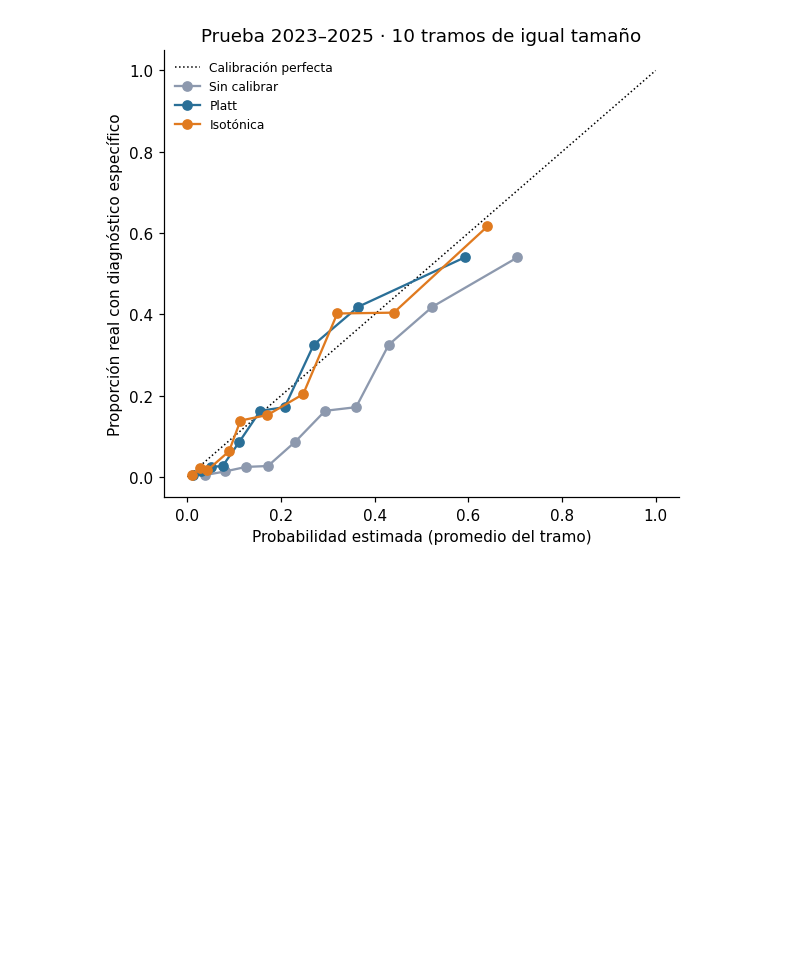
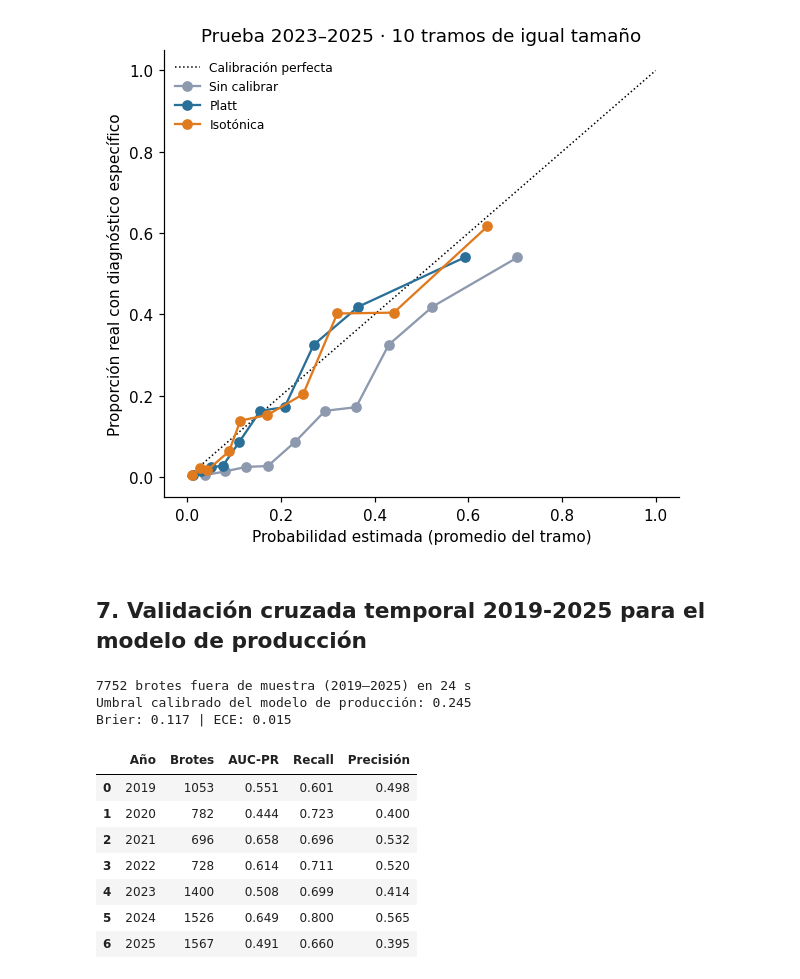
Before and after one commit to FranciscoLopez27/acif104-brotes-eta, a Jupyter notebook: notebooks/04_calibracion_y_modelo_final.ipynb, the cells around one changed output. Cells and saved outputs as stored; diff of their text form; code cells hidden in the pictures; blank space fills up the shorter version.

```diff
--- a/notebooks/04_calibracion_y_modelo_final.ipynb
+++ b/notebooks/04_calibracion_y_modelo_final.ipynb
@@ -127,3 +120,39 @@ ax.legend(frameon=False, fontsize=8)
 guardar(fig, "fig_calibracion.png")
 # %% [output]
 [figure]
+# %% [markdown]
+## 7. Validación cruzada temporal 2019-2025 para el modelo de producción
+# %%
+from src import produccion as PR
+t0 = time.time()
+p_oof7, y_oof7, anio_oof7 = PR.predicciones_fuera_de_muestra(datos, range(2019, 2026))
+cal_prod = Calibrador("platt").fit(p_oof7, y_oof7)                 # Platt: elegido en la celda 5
+pc_oof7 = cal_prod.transform(p_oof7)
+umbral_prod = E.umbral_para_recall(y_oof7, pc_oof7, 0.70)
+print(f"{len(y_oof7)} brotes fuera de muestra (2019–2025) en {time.time()-t0:.0f} s")
+print(f"Umbral calibrado del modelo de producción: {umbral_prod:.3f}")
+print(f"Brier: {brier_score_loss(y_oof7, pc_oof7):.3f} | ECE: {error_calibracion(y_oof7, pc_oof7):.3f}")
+# %% [output]
+7752 brotes fuera de muestra (2019–2025) en 24 s
+Umbral calibrado del modelo de producción: 0.245
+Brier: 0.117 | ECE: 0.015
+# %%
+#¿El reentrenamiento corrige la caída de 2025? (2025 predicho con un modelo entrenado hasta 2024)
+filas = []
+for a in range(2019, 2026):
+    i = anio_oof7 == a
+    m = E.metricas(y_oof7[i], pc_oof7[i], umbral_prod)
+    filas.append({"Año": a, "Brotes": int(i.sum()), "AUC-PR": m["AUC-PR"],
+                  "Recall": m["Recall"], "Precisión": m["Precisión"]})
+por_anio_prod = pd.DataFrame(filas)
+guardar_tabla(por_anio_prod, "04_vc_por_anio")
+por_anio_prod.round(3)
+# %% [output]
+|  | Año | Brotes | AUC-PR | Recall | Precisión |
+| 0 | 2019 | 1053 | 0.551 | 0.601 | 0.498 |
+| 1 | 2020 | 782 | 0.444 | 0.723 | 0.400 |
+| 2 | 2021 | 696 | 0.658 | 0.696 | 0.532 |
+| 3 | 2022 | 728 | 0.614 | 0.711 | 0.520 |
+| 4 | 2023 | 1400 | 0.508 | 0.699 | 0.414 |
+| 5 | 2024 | 1526 | 0.649 | 0.800 | 0.565 |
+| 6 | 2025 | 1567 | 0.491 | 0.660 | 0.395 |
```
Also changed, not shown: parts of 10 cells of this notebook.
